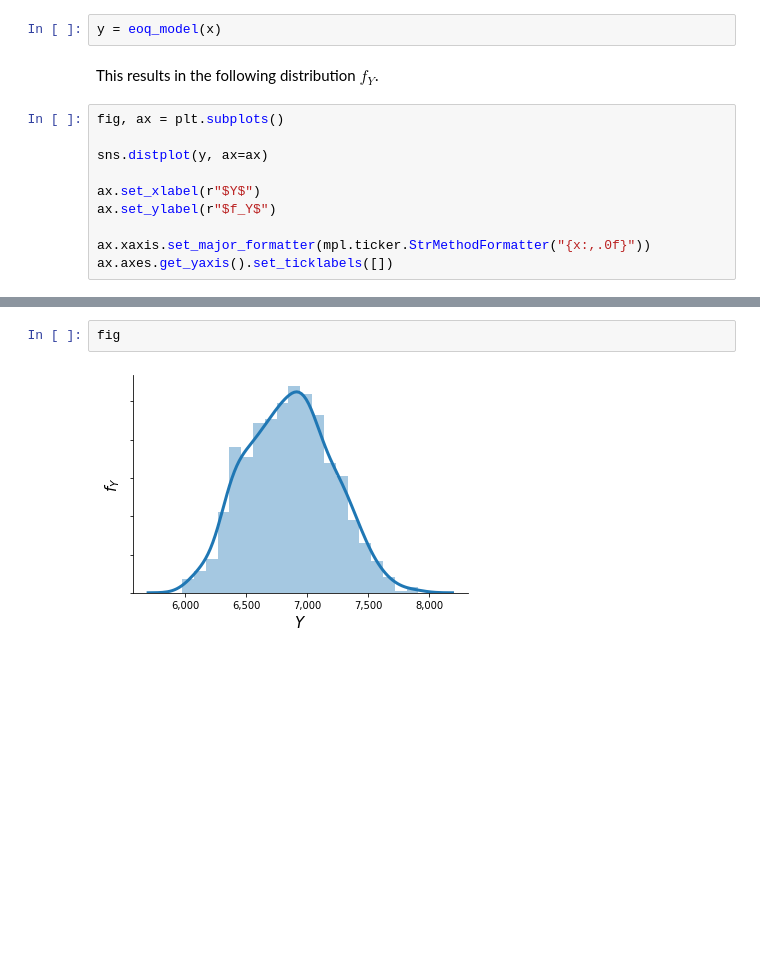
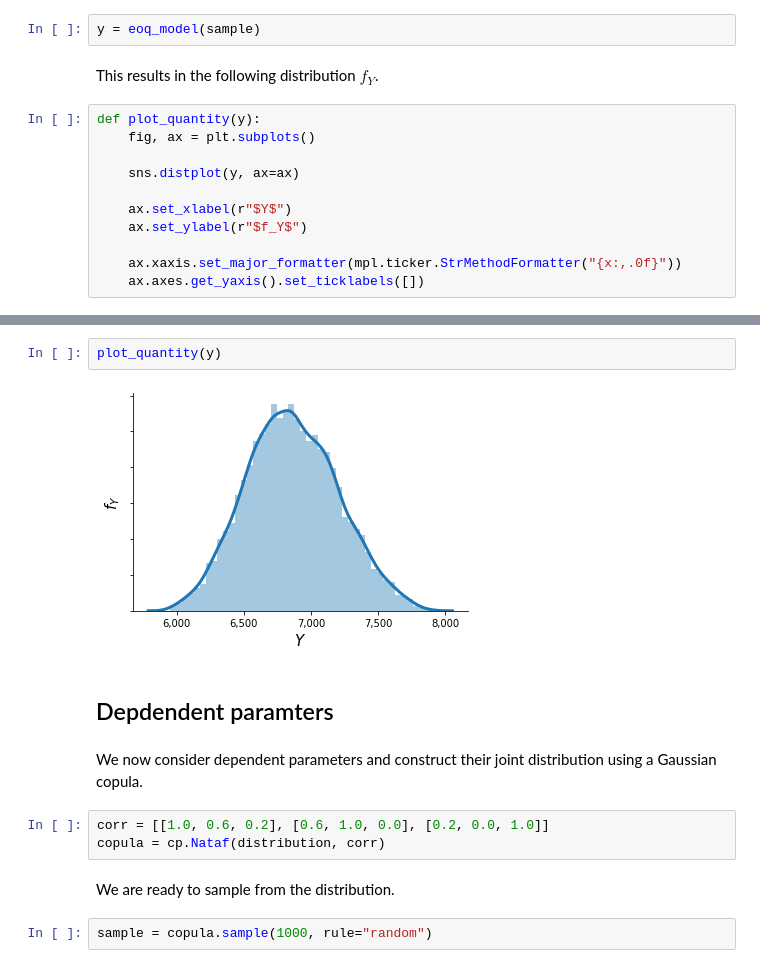
Before and after one commit to OpenSourceEconomics/econsa, a Jupyter notebook: docs/source/tutorials/eoq_model.ipynb, the cells around one changed output, grey strips where cells are left out. Saved outputs shown, nothing was run; the diff lists cells and outputs as text; blank space fills up the shorter version.

```diff
--- a/docs/source/tutorials/eoq_model.ipynb
+++ b/docs/source/tutorials/eoq_model.ipynb
@@ -19,16 +44,17 @@ for center in [1230, 0.0135, 2.15]:
 # %% [markdown]
 We are now ready to compute the optimal economic order quantity for each draw.
 # %%
-y = eoq_model(x)
+y = eoq_model(sample)
 # %% [markdown]
 This results in the following distribution $f_{Y}$.
 # %%
-fig, ax = plt.subplots()
+def plot_quantity(y):
+    fig, ax = plt.subplots()
 
-sns.distplot(y, ax=ax)
+    sns.distplot(y, ax=ax)
 
-ax.set_xlabel(r"$Y$")
-ax.set_ylabel(r"$f_Y$")
+    ax.set_xlabel(r"$Y$")
+    ax.set_ylabel(r"$f_Y$")
 
-ax.xaxis.set_major_formatter(mpl.ticker.StrMethodFormatter("{x:,.0f}"))
-ax.axes.get_yaxis().set_ticklabels([])
+    ax.xaxis.set_major_formatter(mpl.ticker.StrMethodFormatter("{x:,.0f}"))
+    ax.axes.get_yaxis().set_ticklabels([])
@@ -38,4 +61,15 @@ ax.axes.get_yaxis().set_ticklabels([])
-# %%
-fig
-# %% [output]
-[figure, removed]
+# %%
+plot_quantity(y)
+# %% [output]
+[figure, added]
+# %% [markdown]
+## Depdendent paramters
+# %% [markdown]
+We now consider dependent parameters and construct their joint distribution using a Gaussian copula.
+# %%
+corr = [[1.0, 0.6, 0.2], [0.6, 1.0, 0.0], [0.2, 0.0, 1.0]]
+copula = cp.Nataf(distribution, corr)
+# %% [markdown]
+We are ready to sample from the distribution.
+# %%
+sample = copula.sample(1000, rule="random")
```
Also changed, not shown: parts of 15 cells of this notebook, 4 other files.
